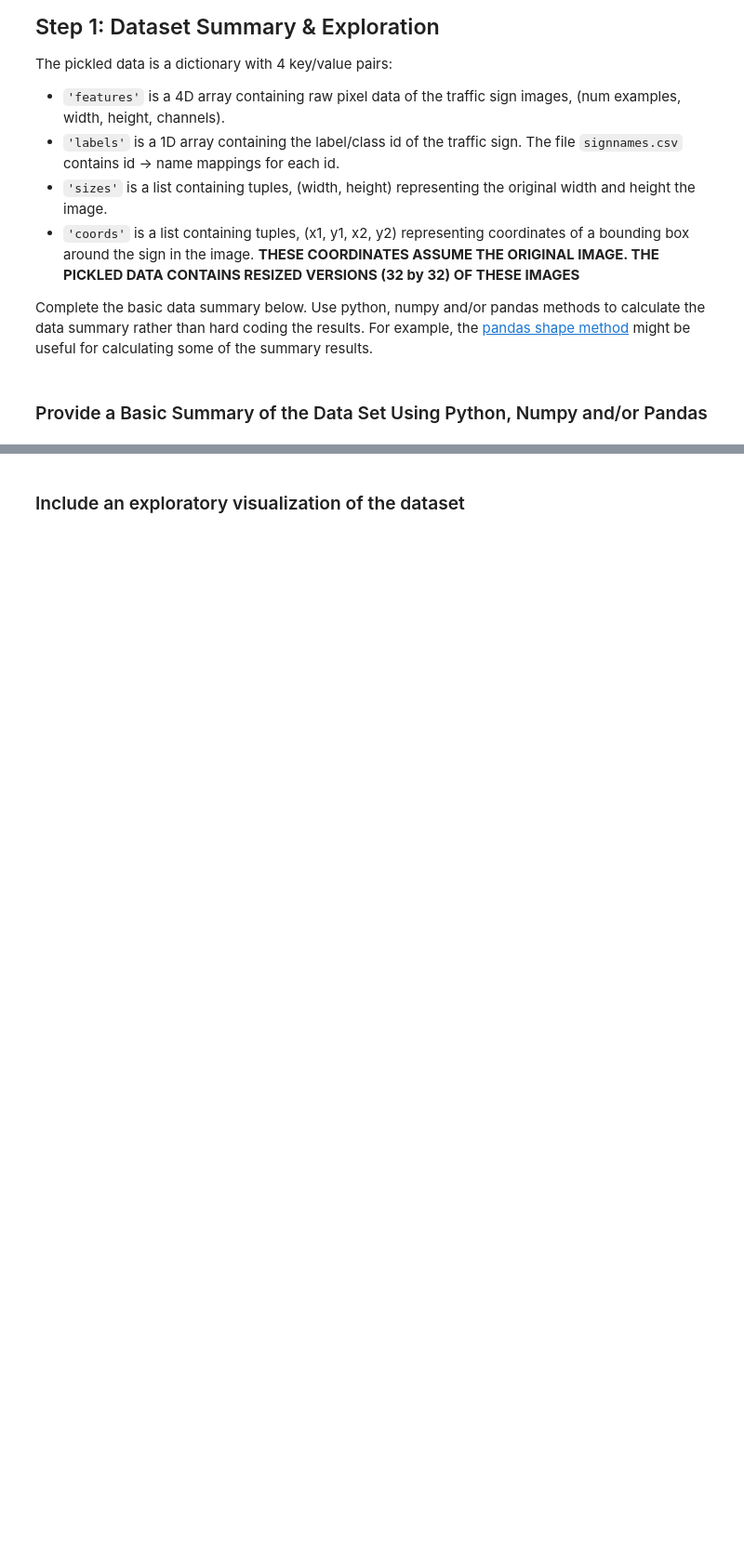
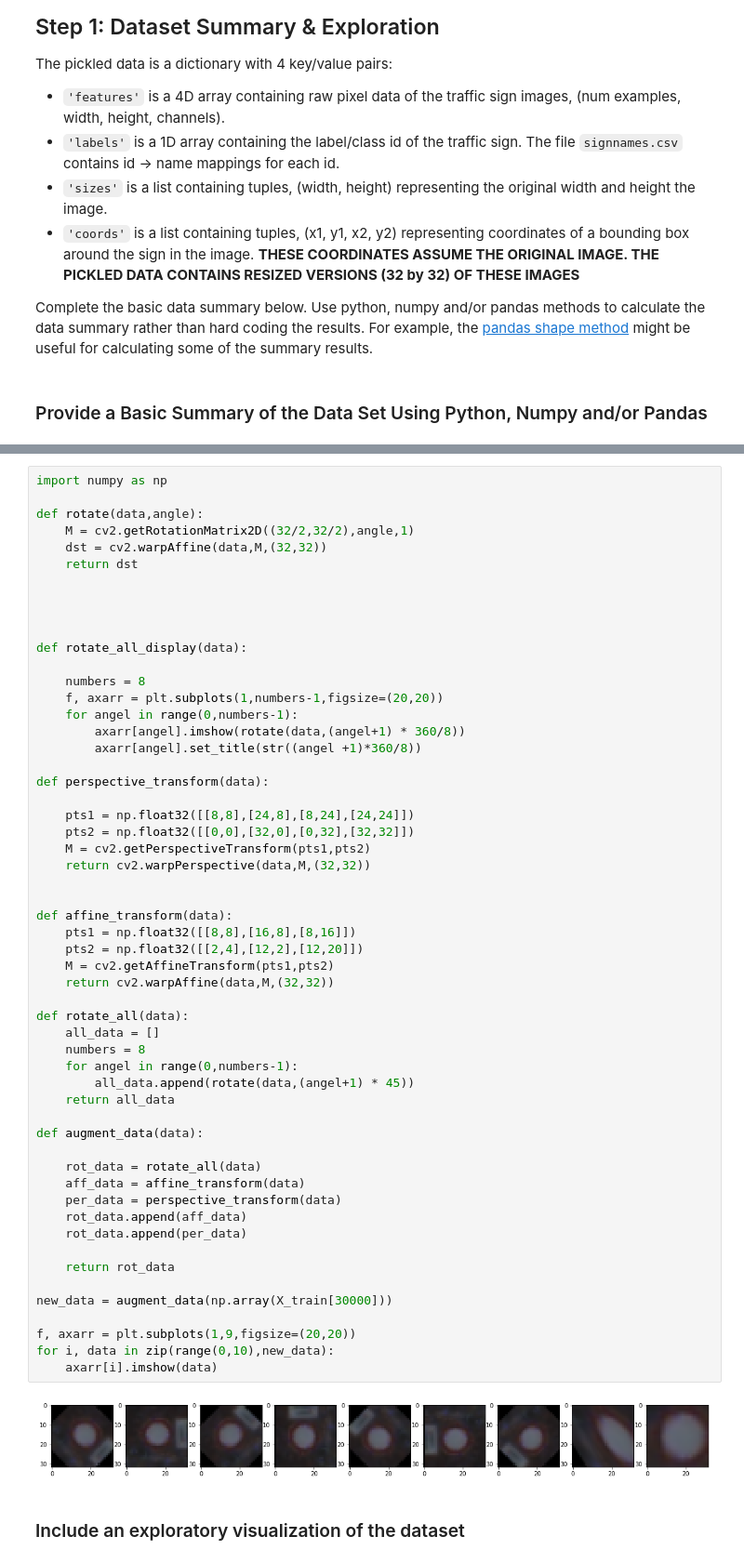
Before and after one commit to godcanfly/CarND-Traffic-Sign-Classifier-Project, a Jupyter notebook: Traffic_Sign_Classifier.ipynb, the cells around one changed output, grey strips where cells are left out. Shown at 93% size. Drawn from its saved outputs; the diff is of its cells as text; blank space fills up the shorter version.

Commit message:
update for augment data

```diff
--- a/Traffic_Sign_Classifier.ipynb
+++ b/Traffic_Sign_Classifier.ipynb
@@ -220,5 +134,62 @@ Number of training examples = 31367
 Number of testing examples = 12630
 Image data shape = (32, 32, 3)
 Number of classes = 43
+# %%
+import numpy as np
+
+def rotate(data,angle):
+    M = cv2.getRotationMatrix2D((32/2,32/2),angle,1)
+    dst = cv2.warpAffine(data,M,(32,32))
+    return dst
+
+
+
+
+def rotate_all_display(data):
+
+    numbers = 8
+    f, axarr = plt.subplots(1,numbers-1,figsize=(20,20))
+    for angel in range(0,numbers-1):
+        axarr[angel].imshow(rotate(data,(angel+1) * 360/8))
+        axarr[angel].set_title(str((angel +1)*360/8))
+
+def perspective_transform(data):
+
+    pts1 = np.float32([[8,8],[24,8],[8,24],[24,24]])
+    pts2 = np.float32([[0,0],[32,0],[0,32],[32,32]])
+    M = cv2.getPerspectiveTransform(pts1,pts2)
+    return cv2.warpPerspective(data,M,(32,32))
+
+
+def affine_transform(data):
+    pts1 = np.float32([[8,8],[16,8],[8,16]])
+    pts2 = np.float32([[2,4],[12,2],[12,20]])
+    M = cv2.getAffineTransform(pts1,pts2)
+    return cv2.warpAffine(data,M,(32,32))
+
+def rotate_all(data):
+    all_data = []
+    numbers = 8
+    for angel in range(0,numbers-1):
+        all_data.append(rotate(data,(angel+1) * 45))
+    return all_data
+
+def augment_data(data):
+
+    rot_data = rotate_all(data)
+    aff_data = affine_transform(data)
+    per_data = perspective_transform(data)
+    rot_data.append(aff_data)
+    rot_data.append(per_data)
+
+    return rot_data
+
+new_data = augment_data(np.array(X_train[30000]))
+
+f, axarr = plt.subplots(1,9,figsize=(20,20))
+for i, data in zip(range(0,10),new_data):
+    axarr[i].imshow(data)
+# %% [output]
+[figure, added]
 # %% [markdown]
 ### Include an exploratory visualization of the dataset
```
Also changed, not shown: parts of 20 cells of this notebook.
